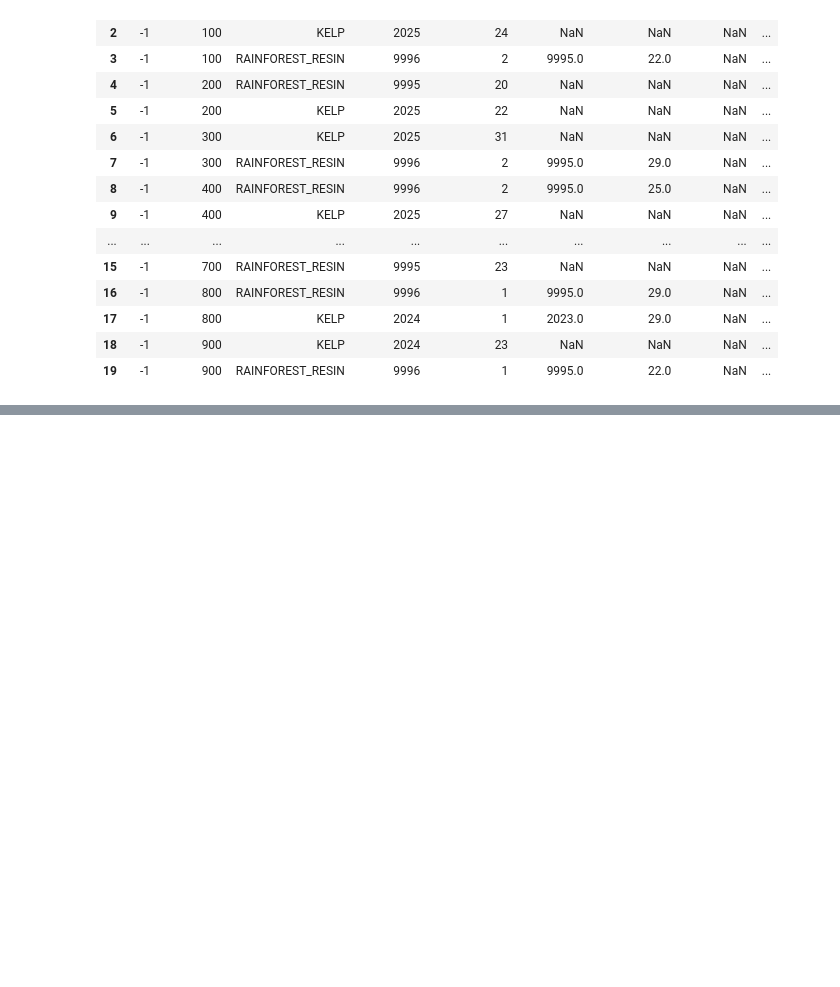
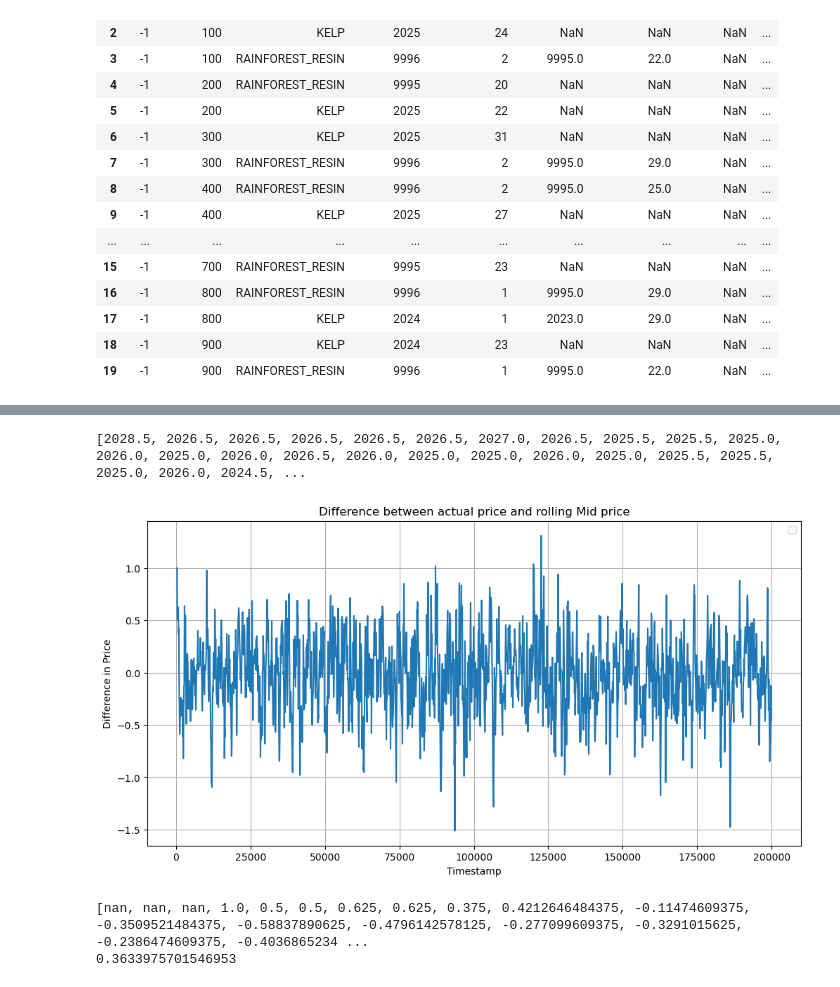
Before and after one commit to UlrichVestuche/IMC-Prosperity-3, a Jupyter notebook: Tutorial Gleb/data_ga.ipynb, the cells around one changed output, grey strips where cells are left out. Drawn from its saved outputs; the diff is of its cells as text; code cells hidden in the pictures; blank space fills up the shorter version.

```diff
--- a/Tutorial Gleb/data_ga.ipynb
+++ b/Tutorial Gleb/data_ga.ipynb
@@ -52,0 +135,36 @@ print(tabulate(df, headers='keys'))
+# %%
+df_kelp = df_check[df_check['product'] == 'KELP']
+time = df_kelp['timestamp']
+
+print(list(df_kelp['mid_price']))
+
+df_kelp_rolling_mid = [(x - 2026) for x in df_kelp['mid_price'].rolling(window=4).mean()]
+
+df_kelp_mid_std = [(df_kelp_rolling_mid[i] - list(df_kelp['profit_and_loss'])[i]) for i in range(len(time))]
+
+plt.figure(figsize=(12, 6))
+plt.plot(time, df_kelp_mid_std)
+plt.xlabel('Timestamp')
+plt.ylabel('Difference in Price')
+plt.title('Difference between actual price and rolling Mid price')
+plt.legend()
+plt.grid(True)
+plt.show()
+# %% [output]
+[2028.5, 2026.5, 2026.5, 2026.5, 2026.5, 2026.5, 2027.0, 2026.5, 2025.5, 2025.5, 2025.0, 2026.0, 2025.0, 2026.0, 2026.5, 2026.0, 2025.0, 2025.0, 2026.0, 2025.0, 2025.5, 2025.5, 2025.0, 2026.0, 2024.5, ...
+[figure, added]
+# %%
+import math
+
+sigma2 = 0
+num = 0
+
+for i in range(3,len(df_kelp_mid_std)):
+    sigma2 += df_kelp_mid_std[i]*df_kelp_mid_std[i]
+    num += 1
+
+print(df_kelp_mid_std)
+print(math.sqrt(sigma2/num))
+# %% [output]
+[nan, nan, nan, 1.0, 0.5, 0.5, 0.625, 0.625, 0.375, 0.4212646484375, -0.11474609375, -0.3509521484375, -0.58837890625, -0.4796142578125, -0.277099609375, -0.3291015625, -0.2386474609375, -0.4036865234 ...
+0.3633975701546953
```
Also changed, not shown: parts of 7 cells of this notebook, 7 other files.
